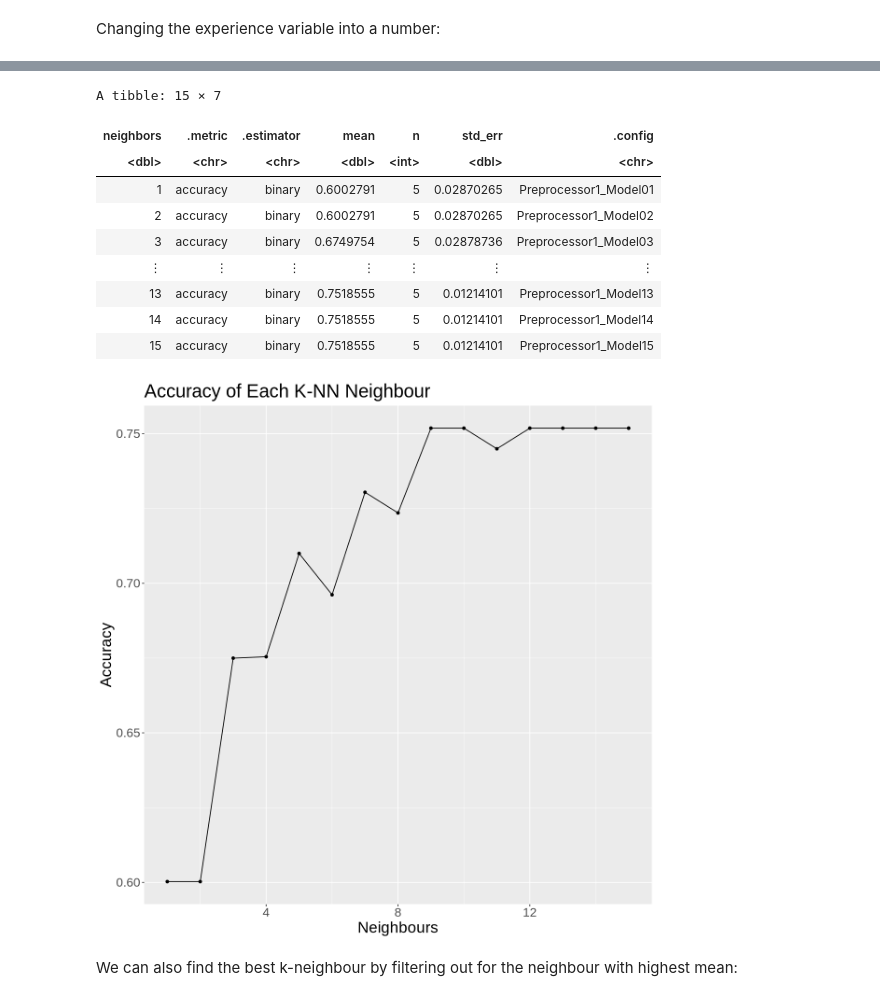
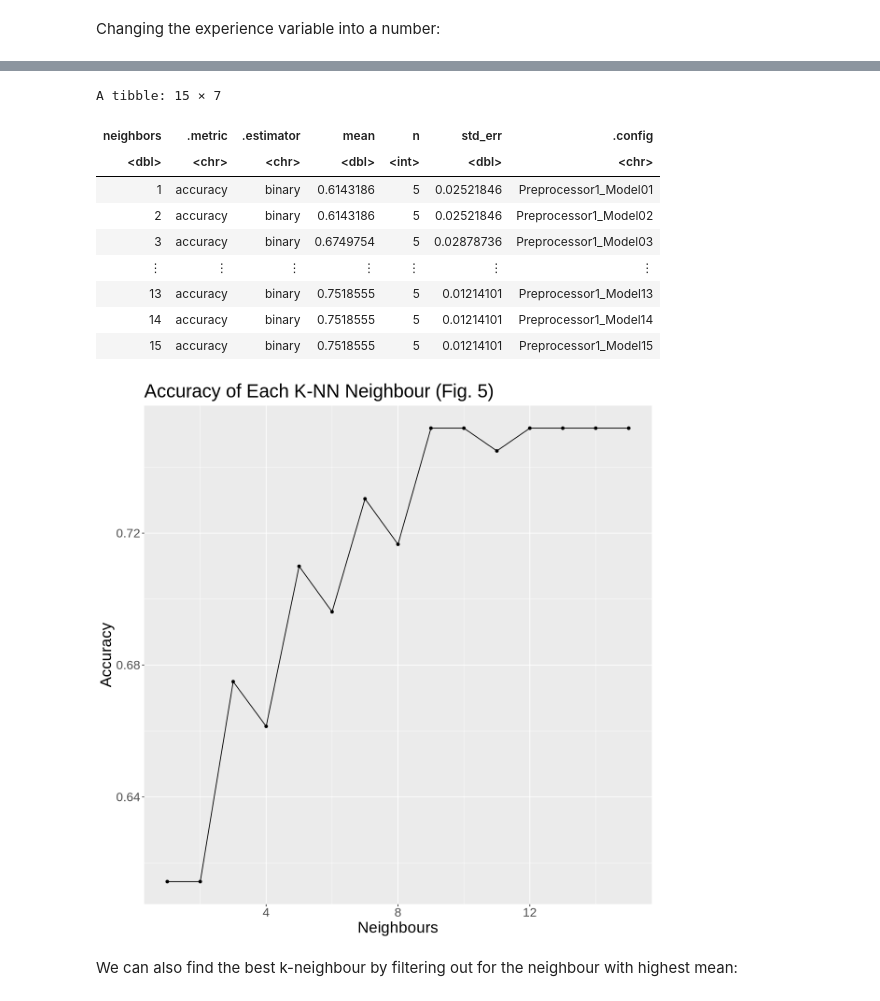
Before and after one commit to frankenstick/dsci-100-final-report, a Jupyter notebook: Video Game Analysis.ipynb, the cells around one changed output, grey strips where cells are left out. Saved outputs shown, nothing was run; the diff lists cells and outputs as text; code cells hidden in the pictures.

Commit message:
Additional Changes
Fixing grammar mistakes, adding more relevant sentences regarding response and predictor variables and folding.

```diff
--- a/Video Game Analysis.ipynb
+++ b/Video Game Analysis.ipynb
@@ -187,7 +193,7 @@ game_test <- testing(game_split)
 
 ## Game recipe
 game_recipe <- recipe(subscribe ~ played_hours + Age + number_experience, data = game_train) |>
-    step_scale (all_predictors ()) |>
+    step_center (all_predictors ()) |>
     step_scale (all_predictors ())
 
 ## Using spec with tuning k-neighbour
@@ -201,36 +207,36 @@ k_vals <- tibble (neighbors = seq (from = 1, to = 15, by = 1))
 
 game_fit <- workflow () |>
     add_recipe (game_recipe) |>
     add_model (game_spec) |>
     tune_grid (resamples = game_vfold, grid = k_vals)
 
 ##  Game metrics for accuracy
 game_metrics <- game_fit |>
     collect_metrics () |>
     filter(.metric == "accuracy") |>
     mutate(neighbors = as.double(neighbors))
 game_metrics
 
 ## Plot
 cross_val_plot <- ggplot (game_metrics, aes (x = neighbors, y = mean)) +
     geom_point () +
     geom_line () +
     labs (x = "Neighbours", y = "Accuracy") +
     ggtitle ("Accuracy of Each K-NN Neighbour (Fig. 5)") +
     theme (text = element_text (size = 20))
 cross_val_plot
 # %% [output]
 A tibble: 15 × 7
 | neighbors | .metric | .estimator | mean | n | std_err | .config |
 | <dbl> | <chr> | <chr> | <dbl> | <int> | <dbl> | <chr> |
-| 1 | accuracy | binary | 0.6002791 | 5 | 0.02870265 | Preprocessor1_Model01 |
-| 2 | accuracy | binary | 0.6002791 | 5 | 0.02870265 | Preprocessor1_Model02 |
+| 1 | accuracy | binary | 0.6143186 | 5 | 0.02521846 | Preprocessor1_Model01 |
+| 2 | accuracy | binary | 0.6143186 | 5 | 0.02521846 | Preprocessor1_Model02 |
 | 3 | accuracy | binary | 0.6749754 | 5 | 0.02878736 | Preprocessor1_Model03 |
 | ⋮ | ⋮ | ⋮ | ⋮ | ⋮ | ⋮ | ⋮ |
 | 13 | accuracy | binary | 0.7518555 | 5 | 0.01214101 | Preprocessor1_Model13 |
 | 14 | accuracy | binary | 0.7518555 | 5 | 0.01214101 | Preprocessor1_Model14 |
 | 15 | accuracy | binary | 0.7518555 | 5 | 0.01214101 | Preprocessor1_Model15 |
-[figure, old version]
+[figure, new version]
 # %% [markdown]
 We can also find the best k-neighbour by filtering out for the neighbour with highest mean:
 # %%
```
Also changed, not shown: parts of 9 cells of this notebook.
